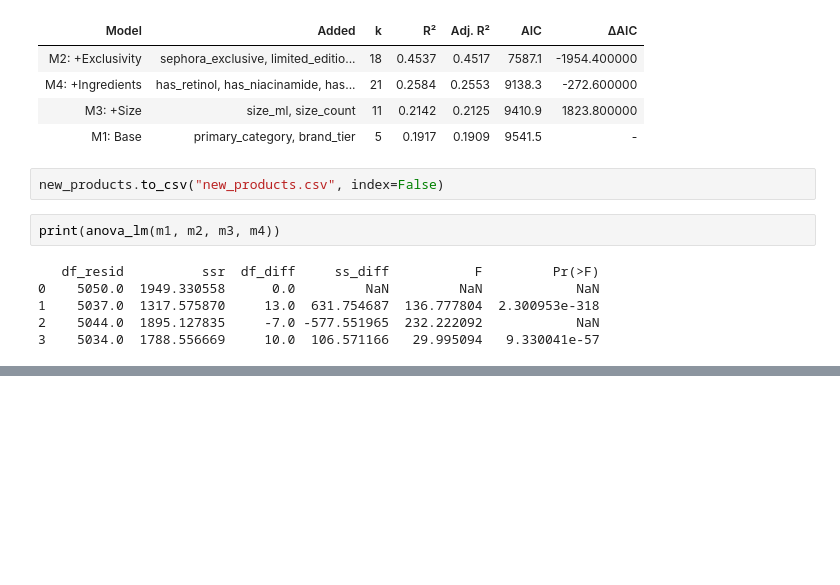
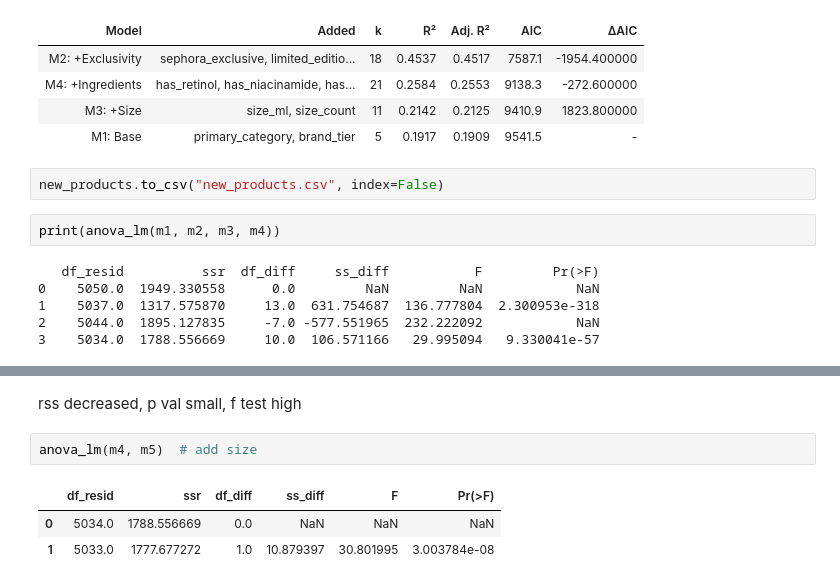
Before and after one commit to DonjhaiH/230A_final_project, a Jupyter notebook: code/clean.ipynb, the cells around one changed output, grey strips where cells are left out. Cells and saved outputs as stored; diff of their text form; blank space fills up the shorter version.

```diff
--- a/code/clean.ipynb
+++ b/code/clean.ipynb
@@ -1103,0 +1139,8 @@ print(anova_lm(m1, m2, m3, m4,m5,m6))
+# %% [markdown]
+rss decreased, p val small, f test high
+# %%
+anova_lm(m4, m5)  # add size
+# %% [output]
+|  | df_resid | ssr | df_diff | ss_diff | F | Pr(>F) |
+| 0 | 5034.0 | 1788.556669 | 0.0 | NaN | NaN | NaN |
+| 1 | 5033.0 | 1777.677272 | 1.0 | 10.879397 | 30.801995 | 3.003784e-08 |
```
Also changed, not shown: parts of 8 cells of this notebook.
